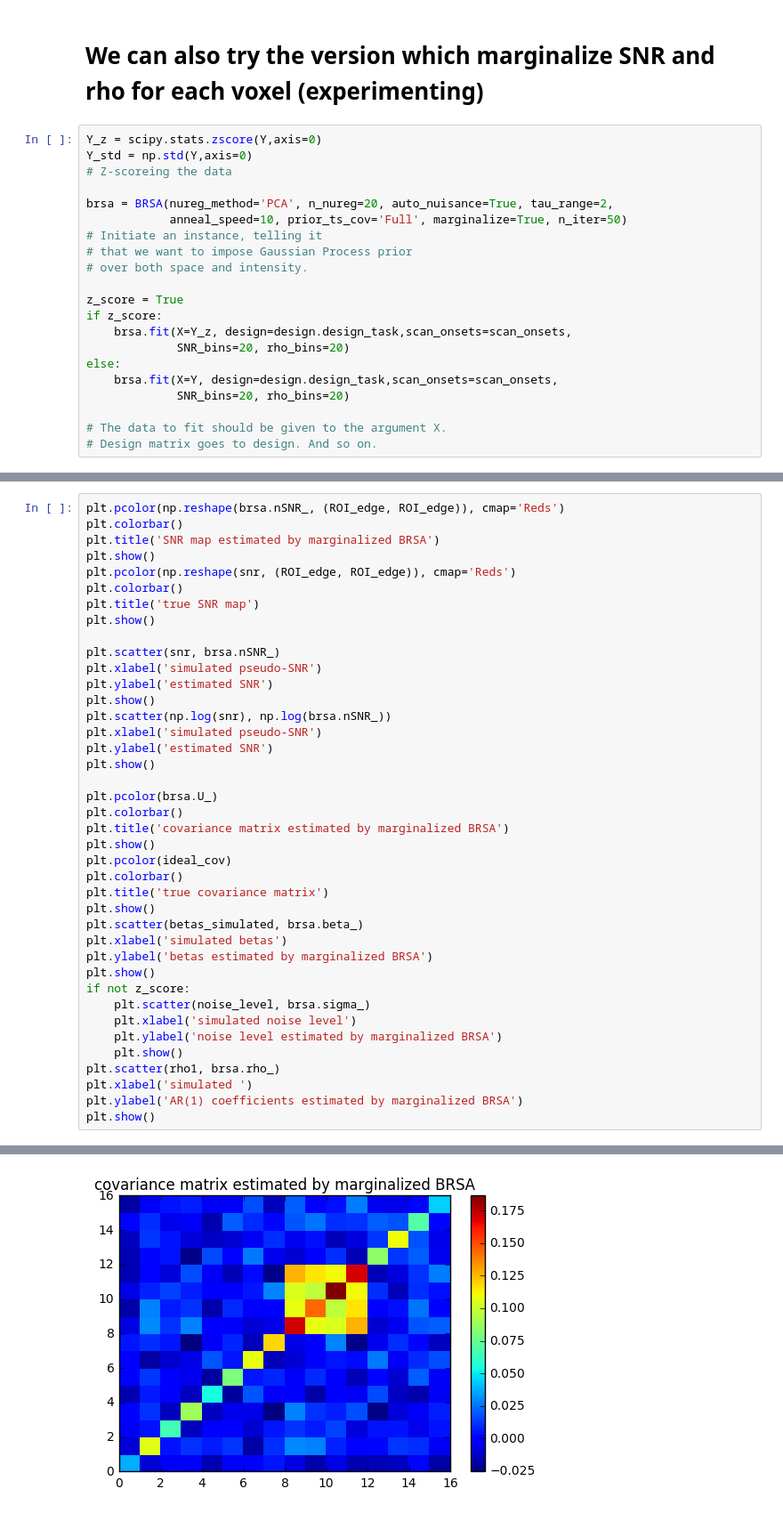
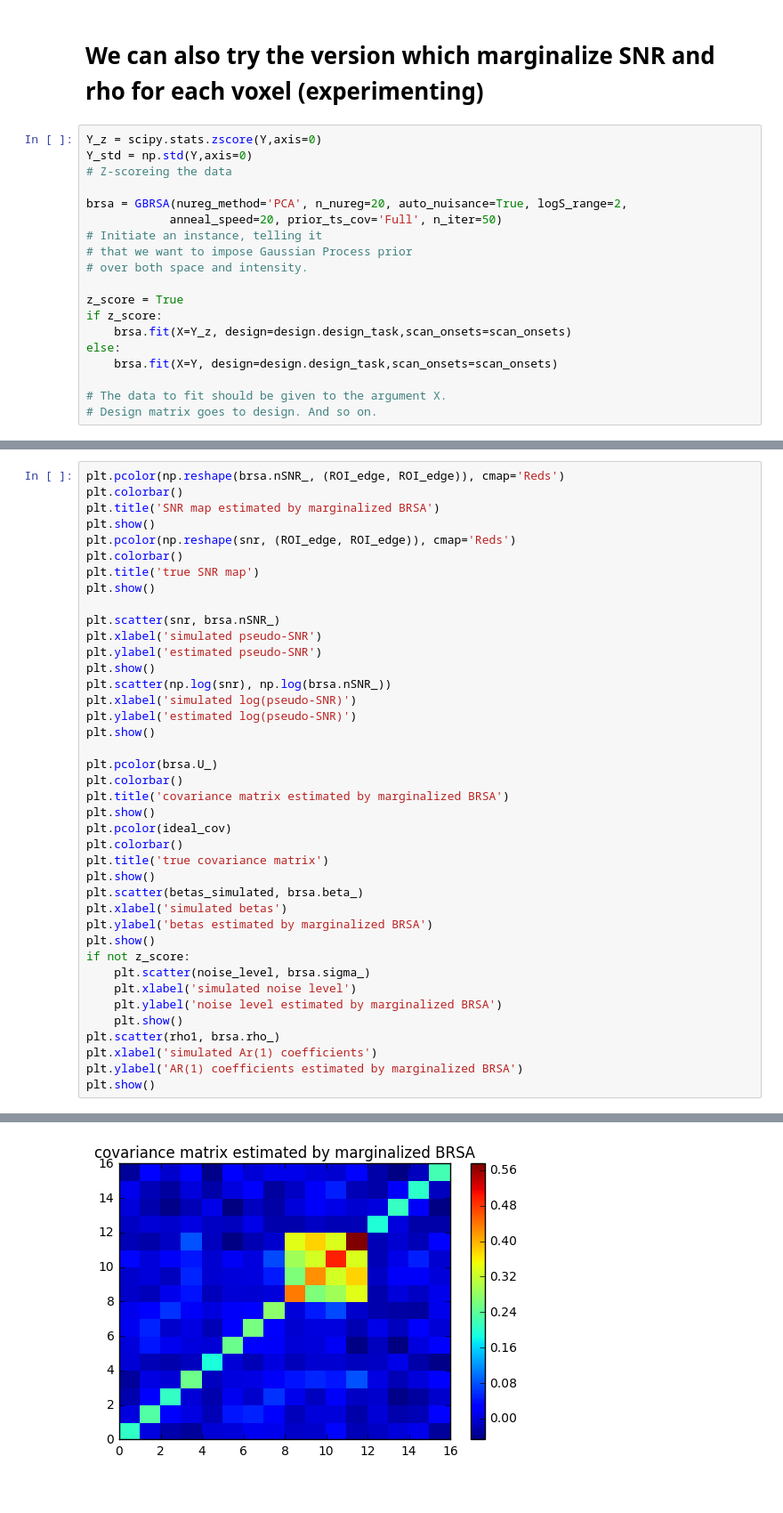
Before and after one commit to brainiak/brainiak, a Jupyter notebook: examples/reprsimil/brsa_representational_similarity_estimate_example.ipynb, the cells around one changed output, grey strips where cells are left out. Shown at 89% size. Cells and saved outputs as stored; diff of their text form.

Commit message:
Adding group BRSA

```diff
--- a/examples/reprsimil/brsa_representational_similarity_estimate_example.ipynb
+++ b/examples/reprsimil/brsa_representational_similarity_estimate_example.ipynb
@@ -570,19 +571,17 @@ Y_z = scipy.stats.zscore(Y,axis=0)
 Y_std = np.std(Y,axis=0)
 # Z-scoreing the data
 
-brsa = BRSA(nureg_method='PCA', n_nureg=20, auto_nuisance=True, tau_range=2,
-            anneal_speed=10, prior_ts_cov='Full', marginalize=True, n_iter=50)
+brsa = GBRSA(nureg_method='PCA', n_nureg=20, auto_nuisance=True, logS_range=2,
+            anneal_speed=20, prior_ts_cov='Full', n_iter=50)
 # Initiate an instance, telling it
 # that we want to impose Gaussian Process prior
 # over both space and intensity.
 
 z_score = True
 if z_score:
-    brsa.fit(X=Y_z, design=design.design_task,scan_onsets=scan_onsets,
-             SNR_bins=20, rho_bins=20)
+    brsa.fit(X=Y_z, design=design.design_task,scan_onsets=scan_onsets)
 else:
-    brsa.fit(X=Y, design=design.design_task,scan_onsets=scan_onsets,
-             SNR_bins=20, rho_bins=20)
+    brsa.fit(X=Y, design=design.design_task,scan_onsets=scan_onsets)
 
 # The data to fit should be given to the argument X.
 # Design matrix goes to design. And so on.
@@ -598,11 +599,11 @@ plt.show()
 
 plt.scatter(snr, brsa.nSNR_)
 plt.xlabel('simulated pseudo-SNR')
-plt.ylabel('estimated SNR')
+plt.ylabel('estimated pseudo-SNR')
 plt.show()
 plt.scatter(np.log(snr), np.log(brsa.nSNR_))
-plt.xlabel('simulated pseudo-SNR')
-plt.ylabel('estimated SNR')
+plt.xlabel('simulated log(pseudo-SNR)')
+plt.ylabel('estimated log(pseudo-SNR)')
 plt.show()
 
 plt.pcolor(brsa.U_)
@@ -623,7 +624,7 @@ if not z_score:
     plt.ylabel('noise level estimated by marginalized BRSA')
     plt.show()
 plt.scatter(rho1, brsa.rho_)
-plt.xlabel('simulated ')
+plt.xlabel('simulated Ar(1) coefficients')
 plt.ylabel('AR(1) coefficients estimated by marginalized BRSA')
 plt.show()
 # %% [output]
@@ -634,2 +635,2 @@ plt.show()
-[figure, old version]
+[figure, new version]
 [figure]
```
Also changed, not shown: parts of 14 cells of this notebook, 1 other file.
